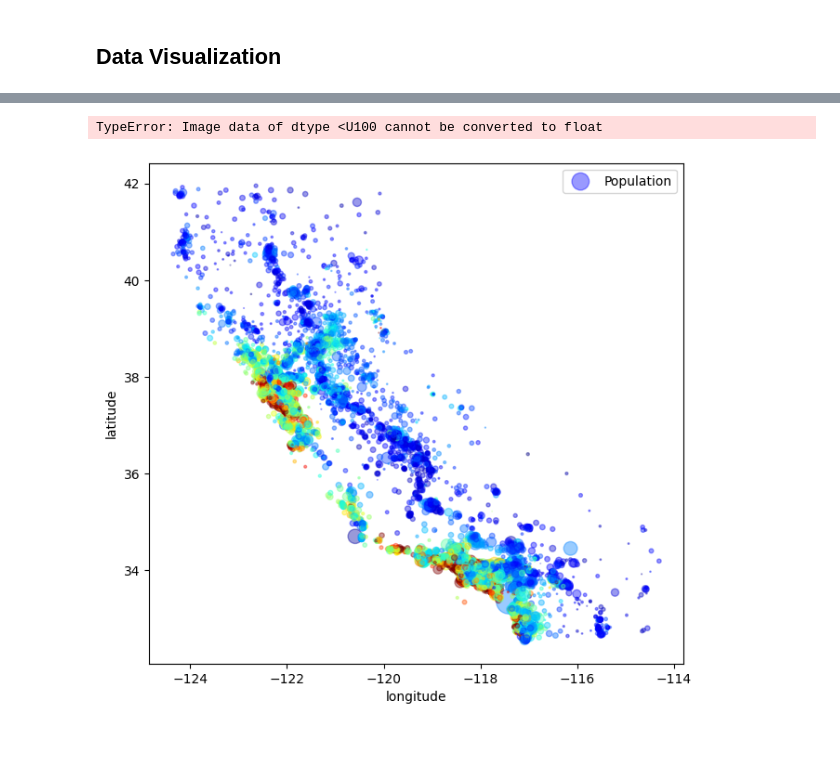
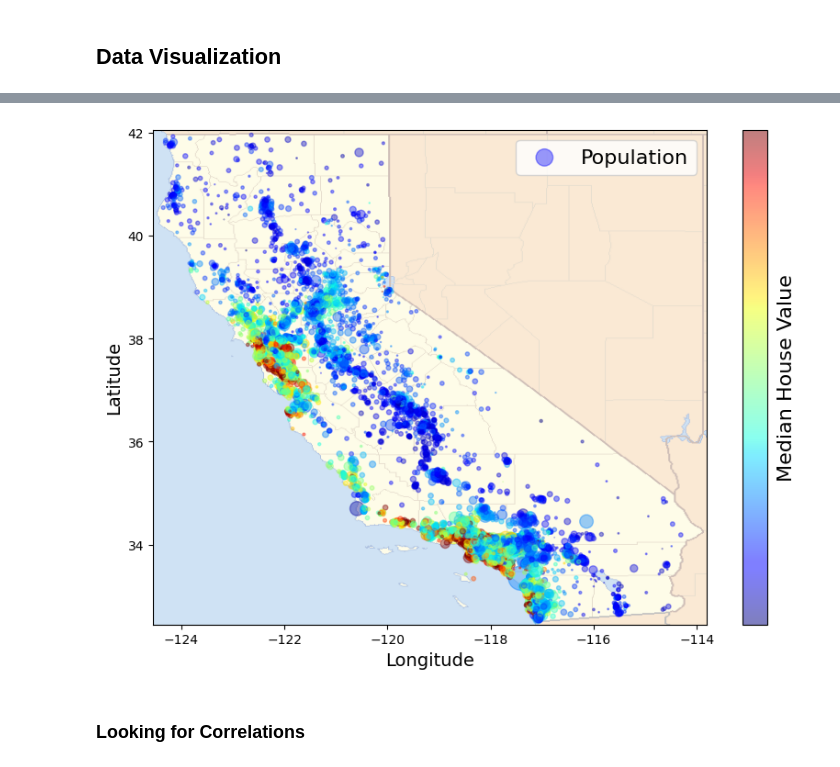
Before and after one commit to Roozeppe/Machine_Learning_Projects, a Jupyter notebook: housing-cali.ipynb, the cells around one changed output, grey strips where cells are left out. Saved outputs shown, nothing was run; the diff lists cells and outputs as text; code cells hidden in the pictures.

```diff
--- a/housing-cali.ipynb
+++ b/housing-cali.ipynb
@@ -142,22 +135,26 @@ plt.legend()
 # %%
-california_img=mpimg.imread("https://raw.githubusercontent.com/ageron/handson-ml2/master/images/end_to_end_project/california.png")
+url = "https://raw.githubusercontent.com/ageron/handson-ml2/master/images/end_to_end_project/california.png"
+
+california_img=Image.open(urlopen(url))
+
 ax = housing.plot(kind="scatter", x="longitude", y="latitude", figsize=(10,7),
                   s=housing['population']/100, label="Population",
                   c="median_house_value", cmap=plt.get_cmap("jet"),
                   colorbar=False, alpha=0.4)
 plt.imshow(california_img, extent=[-124.55, -113.80, 32.45, 42.05], alpha=0.5,
            cmap=plt.get_cmap("jet"))
 plt.ylabel("Latitude", fontsize=14)
 plt.xlabel("Longitude", fontsize=14)
 
 prices = housing["median_house_value"]
 tick_values = np.linspace(prices.min(), prices.max(), 11)
 cbar = plt.colorbar(ticks=tick_values/prices.max())
 cbar.ax.set_yticklabels(["$%dk"%(round(v/1000)) for v in tick_values], fontsize=14)
 cbar.set_label('Median House Value', fontsize=16)
 
 plt.legend(fontsize=16)
 plt.show()
 # %% [output]
-TypeError: Image data of dtype <U100 cannot be converted to float
-[figure, old version]
+[figure, new version]
+# %% [markdown]
+### Looking for Correlations
```
Also changed, not shown: parts of 18 cells of this notebook.
